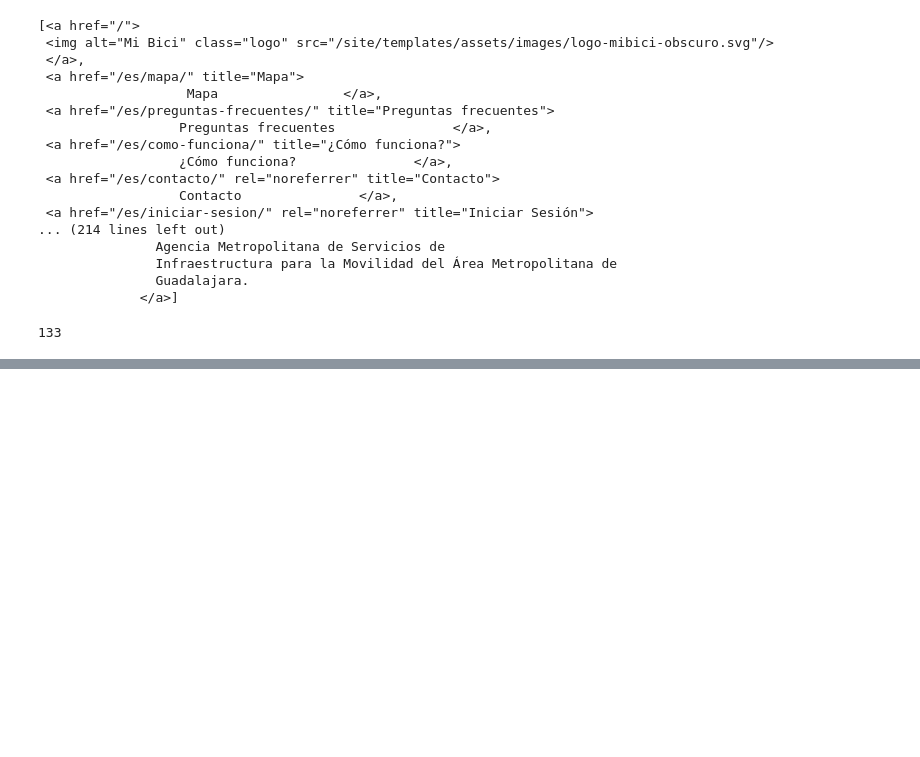
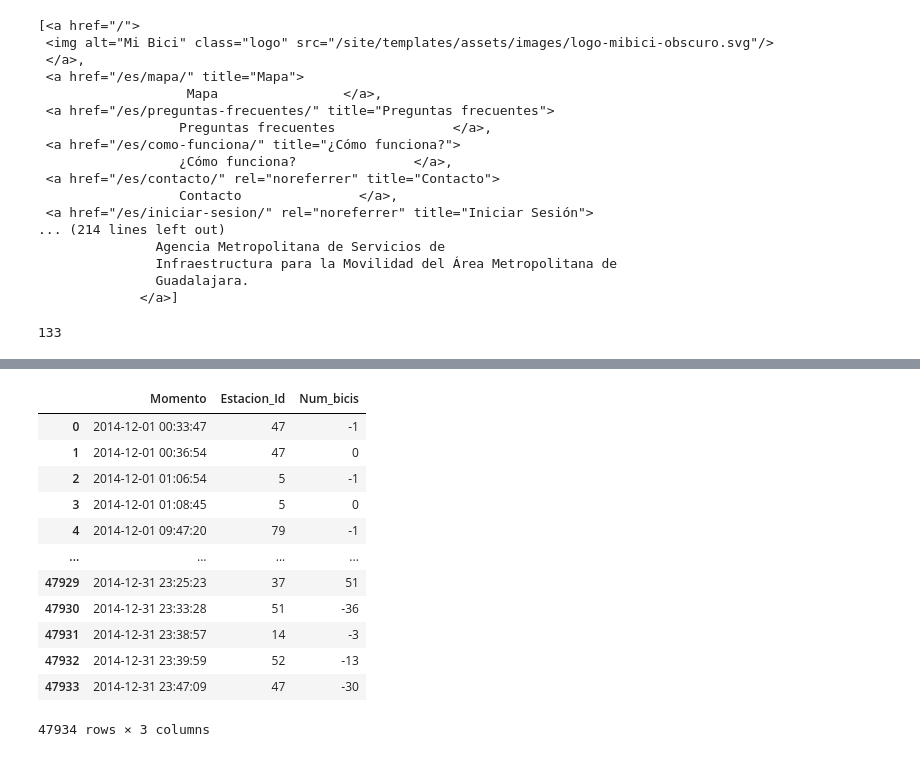
Before and after one commit to lssierra/Project_MiBici, a Jupyter notebook: MiBici_notebook.ipynb, the cells around one changed output, grey strips where cells are left out. Cells and saved outputs as stored; diff of their text form; code cells hidden in the pictures; blank space fills up the shorter version.

```diff
--- a/MiBici_notebook.ipynb
+++ b/MiBici_notebook.ipynb
@@ -143,0 +215,29 @@ df = pd.concat(dfs)
+# %%
+
+timeline= []
+for i,evento in eventos.iterrows():
+    num_bicis[evento['Estacion_Id']] += evento['Delta']
+
+    timeline.append({
+        "Momento": evento["Momento"],
+        "Estacion_Id": evento['Estacion_Id'],
+        "Num_bicis": num_bicis[evento['Estacion_Id']]
+
+    })
+
+timeline_df = pd.DataFrame(timeline)
+timeline_df
+# %% [output]
+|  | Momento | Estacion_Id | Num_bicis |
+| 0 | 2014-12-01 00:33:47 | 47 | -1 |
+| 1 | 2014-12-01 00:36:54 | 47 | 0 |
+| 2 | 2014-12-01 01:06:54 | 5 | -1 |
+| 3 | 2014-12-01 01:08:45 | 5 | 0 |
+| 4 | 2014-12-01 09:47:20 | 79 | -1 |
+| ... | ... | ... | ... |
+| 47929 | 2014-12-31 23:25:23 | 37 | 51 |
+| 47930 | 2014-12-31 23:33:28 | 51 | -36 |
+| 47931 | 2014-12-31 23:38:57 | 14 | -3 |
+| 47932 | 2014-12-31 23:39:59 | 52 | -13 |
+| 47933 | 2014-12-31 23:47:09 | 47 | -30 |
+47934 rows × 3 columns
```
Also changed, not shown: parts of 16 cells of this notebook, 1 other file.
